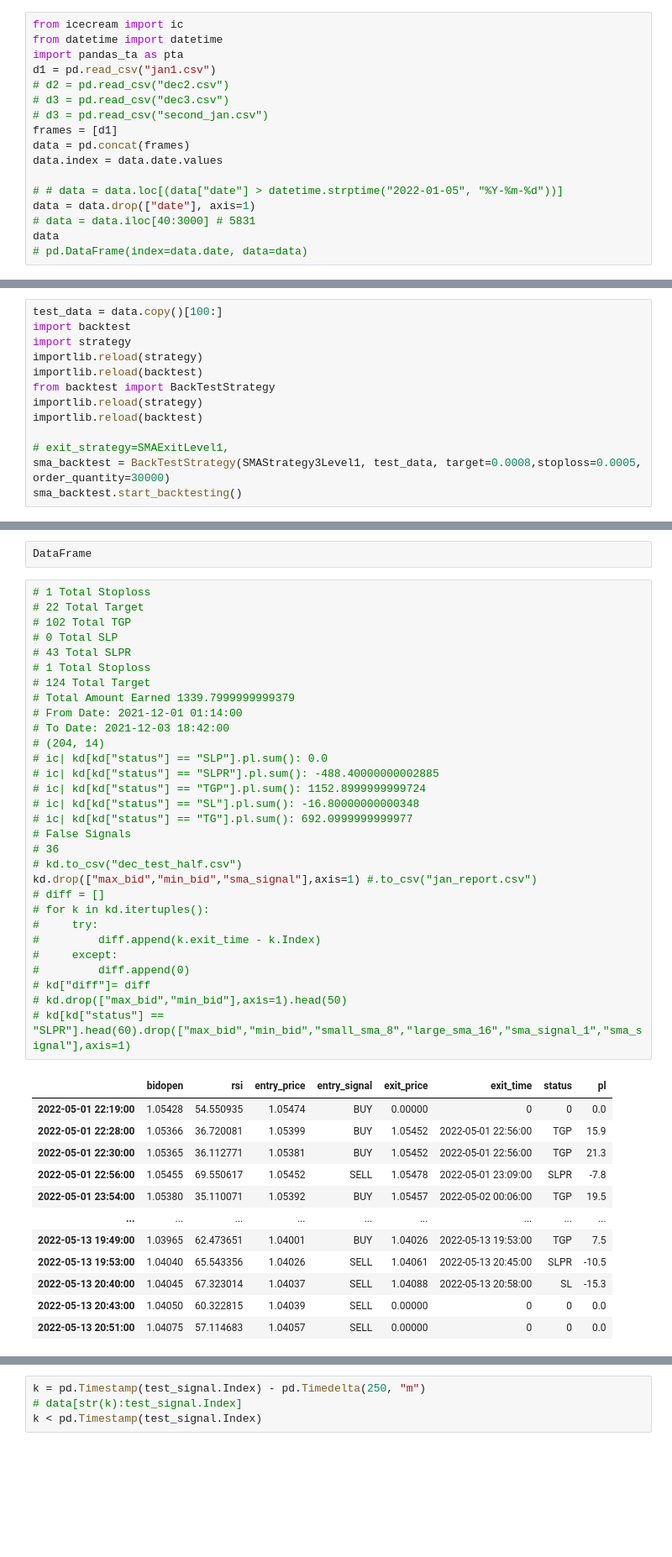
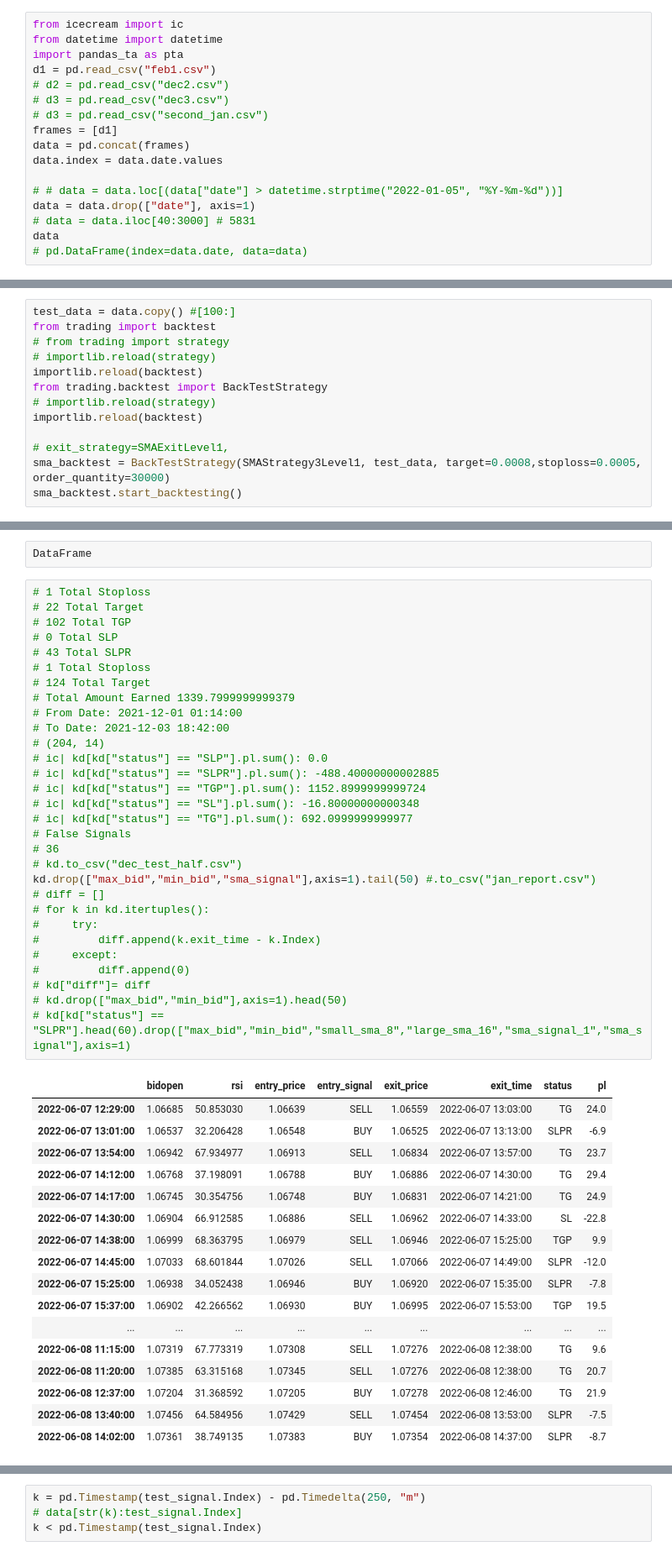
Before and after one commit to sonupal129/affinity, a Jupyter notebook: algo_test.ipynb, the cells around one changed output, grey strips where cells are left out. Shown: that part at 84% size. Saved outputs shown, nothing was run; the diff lists cells and outputs as text; blank space fills up the shorter version.

Commit message:
added logic for automated trading

```diff
--- a/trading/algo_test.ipynb
+++ b/algo_test.ipynb
@@ -188,7 +260,7 @@ def arraySortedOrNot(arr):
 from icecream import ic
 from datetime import datetime
 import pandas_ta as pta
-d1 = pd.read_csv("jan1.csv")
+d1 = pd.read_csv("feb1.csv")
 # d2 = pd.read_csv("dec2.csv")
 # d3 = pd.read_csv("dec3.csv")
 # d3 = pd.read_csv("second_jan.csv")
@@ -1280,13 +1350,13 @@ class SMAStrategy2Exit(BaseStrategy):
 #         ], axis=1)
 # dd
 # %%
-test_data = data.copy()[100:]
-import backtest
-import strategy
-importlib.reload(strategy)
+test_data = data.copy() #[100:]
+from trading import backtest
+# from trading import strategy
+# importlib.reload(strategy)
 importlib.reload(backtest)
-from backtest import BackTestStrategy
-importlib.reload(strategy)
+from trading.backtest import BackTestStrategy
+# importlib.reload(strategy)
 importlib.reload(backtest)
 
 # exit_strategy=SMAExitLevel1,
@@ -1351,42 +1420,47 @@ DataFrame
 # 1 Total Stoploss
 # 22 Total Target
 # 102 Total TGP
 # 0 Total SLP
 # 43 Total SLPR
 # 1 Total Stoploss
 # 124 Total Target
 # Total Amount Earned 1339.7999999999379
 # From Date: 2021-12-01 01:14:00
 # To Date: 2021-12-03 18:42:00
 # (204, 14)
 # ic| kd[kd["status"] == "SLP"].pl.sum(): 0.0
 # ic| kd[kd["status"] == "SLPR"].pl.sum(): -488.40000000002885
 # ic| kd[kd["status"] == "TGP"].pl.sum(): 1152.8999999999724
 # ic| kd[kd["status"] == "SL"].pl.sum(): -16.80000000000348
 # ic| kd[kd["status"] == "TG"].pl.sum(): 692.0999999999977
 # False Signals
 # 36
 # kd.to_csv("dec_test_half.csv")
-kd.drop(["max_bid","min_bid","sma_signal"],axis=1) #.to_csv("jan_report.csv")
+kd.drop(["max_bid","min_bid","sma_signal"],axis=1).tail(50) #.to_csv("jan_report.csv")
 # diff = []
 # for k in kd.itertuples():
 #     try:
 #         diff.append(k.exit_time - k.Index)
 #     except:
 #         diff.append(0)
 # kd["diff"]= diff
 # kd.drop(["max_bid","min_bid"],axis=1).head(50)
 # kd[kd["status"] == "SLPR"].head(60).drop(["max_bid","min_bid","small_sma_8","large_sma_16","sma_signal_1","sma_signal"],axis=1)
 # %% [output]
 |  | bidopen | rsi | entry_price | entry_signal | exit_price | exit_time | status | pl |
-| 2022-05-01 22:19:00 | 1.05428 | 54.550935 | 1.05474 | BUY | 0.00000 | 0 | 0 | 0.0 |
-| 2022-05-01 22:28:00 | 1.05366 | 36.720081 | 1.05399 | BUY | 1.05452 | 2022-05-01 22:56:00 | TGP | 15.9 |
-| 2022-05-01 22:30:00 | 1.05365 | 36.112771 | 1.05381 | BUY | 1.05452 | 2022-05-01 22:56:00 | TGP | 21.3 |
-| 2022-05-01 22:56:00 | 1.05455 | 69.550617 | 1.05452 | SELL | 1.05478 | 2022-05-01 23:09:00 | SLPR | -7.8 |
-| 2022-05-01 23:54:00 | 1.05380 | 35.110071 | 1.05392 | BUY | 1.05457 | 2022-05-02 00:06:00 | TGP | 19.5 |
+| 2022-06-07 12:29:00 | 1.06685 | 50.853030 | 1.06639 | SELL | 1.06559 | 2022-06-07 13:03:00 | TG | 24.0 |
+| 2022-06-07 13:01:00 | 1.06537 | 32.206428 | 1.06548 | BUY | 1.06525 | 2022-06-07 13:13:00 | SLPR | -6.9 |
+| 2022-06-07 13:54:00 | 1.06942 | 67.934977 | 1.06913 | SELL | 1.06834 | 2022-06-07 13:57:00 | TG | 23.7 |
+| 2022-06-07 14:12:00 | 1.06768 | 37.198091 | 1.06788 | BUY | 1.06886 | 2022-06-07 14:30:00 | TG | 29.4 |
+| 2022-06-07 14:17:00 | 1.06745 | 30.354756 | 1.06748 | BUY | 1.06831 | 2022-06-07 14:21:00 | TG | 24.9 |
+| 2022-06-07 14:30:00 | 1.06904 | 66.912585 | 1.06886 | SELL | 1.06962 | 2022-06-07 14:33:00 | SL | -22.8 |
+| 2022-06-07 14:38:00 | 1.06999 | 68.363795 | 1.06979 | SELL | 1.06946 | 2022-06-07 15:25:00 | TGP | 9.9 |
+| 2022-06-07 14:45:00 | 1.07033 | 68.601844 | 1.07026 | SELL | 1.07066 | 2022-06-07 14:49:00 | SLPR | -12.0 |
+| 2022-06-07 15:25:00 | 1.06938 | 34.052438 | 1.06946 | BUY | 1.06920 | 2022-06-07 15:35:00 | SLPR | -7.8 |
+| 2022-06-07 15:37:00 | 1.06902 | 42.266562 | 1.06930 | BUY | 1.06995 | 2022-06-07 15:53:00 | TGP | 19.5 |
 | ... | ... | ... | ... | ... | ... | ... | ... | ... |
-| 2022-05-13 19:49:00 | 1.03965 | 62.473651 | 1.04001 | BUY | 1.04026 | 2022-05-13 19:53:00 | TGP | 7.5 |
-| 2022-05-13 19:53:00 | 1.04040 | 65.543356 | 1.04026 | SELL | 1.04061 | 2022-05-13 20:45:00 | SLPR | -10.5 |
-| 2022-05-13 20:40:00 | 1.04045 | 67.323014 | 1.04037 | SELL | 1.04088 | 2022-05-13 20:58:00 | SL | -15.3 |
-| 2022-05-13 20:43:00 | 1.04050 | 60.322815 | 1.04039 | SELL | 0.00000 | 0 | 0 | 0.0 |
-| 2022-05-13 20:51:00 | 1.04075 | 57.114683 | 1.04057 | SELL | 0.00000 | 0 | 0 | 0.0 |
+| 2022-06-08 11:15:00 | 1.07319 | 67.773319 | 1.07308 | SELL | 1.07276 | 2022-06-08 12:38:00 | TG | 9.6 |
+| 2022-06-08 11:20:00 | 1.07385 | 63.315168 | 1.07345 | SELL | 1.07276 | 2022-06-08 12:38:00 | TG | 20.7 |
+| 2022-06-08 12:37:00 | 1.07204 | 31.368592 | 1.07205 | BUY | 1.07278 | 2022-06-08 12:46:00 | TG | 21.9 |
+| 2022-06-08 13:40:00 | 1.07456 | 64.584956 | 1.07429 | SELL | 1.07454 | 2022-06-08 13:53:00 | SLPR | -7.5 |
+| 2022-06-08 14:02:00 | 1.07361 | 38.749135 | 1.07383 | BUY | 1.07354 | 2022-06-08 14:37:00 | SLPR | -8.7 |
```
Also changed, not shown: parts of 18 cells of this notebook, 18 other files.
